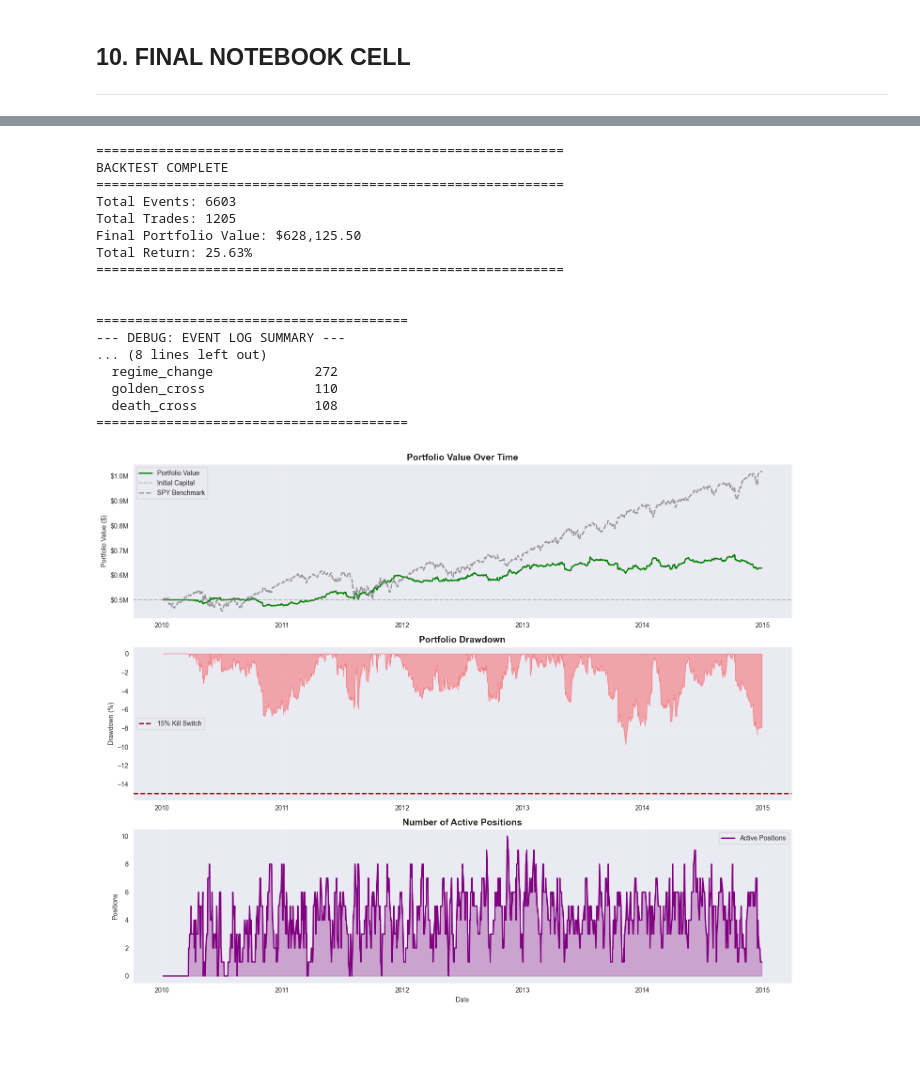
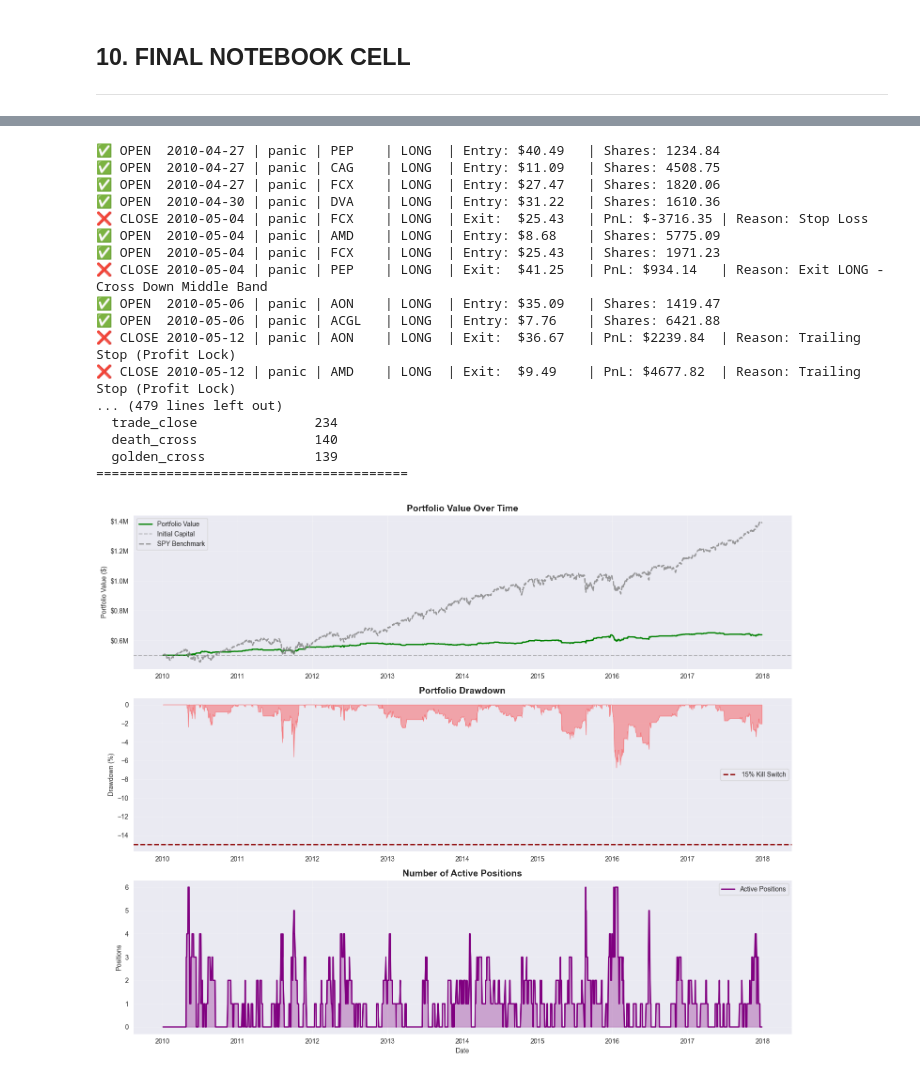
Before and after one commit to Bruhoffer/talearning, a Jupyter notebook: simpler_event_backtester.ipynb, the cells around one changed output, grey strips where cells are left out. Cells and saved outputs as stored; diff of their text form; code cells hidden in the pictures; blank space fills up the shorter version.

```diff
--- a/simpler_event_backtester.ipynb
+++ b/simpler_event_backtester.ipynb
@@ -271,6 +336,13 @@ def calculate_indicators(df: pd.DataFrame, config: StrategyConfig) -> pd.DataFra
     data['BB_Lower'] = bb.bollinger_lband()
     data['BB_Middle'] = bb.bollinger_mavg()
 
+    # --- NEW CODE START ---
+    # RSI (Relative Strength Index)
+    # We use a standard 14-period RSI
+    rsi = RSIIndicator(df['Close'], window=config.rsi_period, fillna=True)
+    data['RSI'] = rsi.rsi()
+    # --- NEW CODE END ---
+
     # Drop initial NaN rows
     # SIMPLIFIED max_window calculation
     max_window = max(config.ema_slow, config.bb_period, config.atr_period)
@@ -1822,18 +1907,27 @@ print("✅ Main backtest function defined!")
 
 # Define parameters for the backtest
 start_date = "2010-01-01"  # We will change this
-end_date = "2014-12-31"    # We will change this
+end_date = "2017-12-31"    # We will change this
+# Get stock universe
+SPY_STOCKS = get_spy_stocks(10)
+
+# [
+#         'NVDA','AAPL', 'MSFT', 'AMZN', 'META', 'AVGO', 'GOOGL', 'TSLA', 'GOOG', 'BRK-B'
+#     ]
+
+get_spy_stocks(10)
+print(f"✅ Using {len(SPY_STOCKS)} SPY stocks:")
+print(f"   {', '.join(SPY_STOCKS[:10])}...")
 stock_list = SPY_STOCKS    # We will also change this
-
 # Other parameters
 other_variables = {
     'initial_capital': 500000.0,
     'transaction_cost': 0.0,
     'leverage': 0.0,
-    'max_positions': 10,
-    'max_position_size': 0.1,
-    'stop_loss_pct': 0.05,
-    'trailing_stop_pct': 0.015,
+    'max_positions': 10, # this shld be based on SPY_STOCKS length
+    'max_position_size': 0.1, # this shld be 1 / max posiiton size
+    'stop_loss_pct': 0.05, # maybe change different stop lsos and trailing stop loss depending on regime?
+    'trailing_stop_pct': 0.05,
     'max_portfolio_drawdown': 0.15,
 }
 
@@ -1878,24 +1972,24 @@ Period: 2010-01-01 to 2014-12-31
 Universe: 10 stocks
 Initial Capital: $500,000
 ============================================================
-============================================================
-BACKTEST COMPLETE
-============================================================
-Total Events: 6603
-Total Trades: 1205
-Final Portfolio Value: $628,125.50
-Total Return: 25.63%
-============================================================
-
-
+✅ OPEN  2010-04-27 | panic | PEP    | LONG  | Entry: $40.49   | Shares: 1234.84
+✅ OPEN  2010-04-27 | panic | CAG    | LONG  | Entry: $11.09   | Shares: 4508.75
+✅ OPEN  2010-04-27 | panic | FCX    | LONG  | Entry: $27.47   | Shares: 1820.06
+✅ OPEN  2010-04-30 | panic | DVA    | LONG  | Entry: $31.22   | Shares: 1610.36
+❌ CLOSE 2010-05-04 | panic | FCX    | LONG  | Exit:  $25.43   | PnL: $-3716.35 | Reason: Stop Loss
+✅ OPEN  2010-05-04 | panic | AMD    | LONG  | Entry: $8.68    | Shares: 5775.09
+✅ OPEN  2010-05-04 | panic | FCX    | LONG  | Entry: $25.43   | Shares: 1971.23
+❌ CLOSE 2010-05-04 | panic | PEP    | LONG  | Exit:  $41.25   | PnL: $934.14   | Reason: Exit LONG - Cross Down Middle Band
+✅ OPEN  2010-05-06 | panic | AON    | LONG  | Entry: $35.09   | Shares: 1419.47
+✅ OPEN  2010-05-06 | panic | ACGL   | LONG  | Entry: $7.76    | Shares: 6421.88
+❌ CLOSE 2010-05-12 | panic | AON    | LONG  | Exit:  $36.67   | PnL: $2239.84  | Reason: Trailing Stop (Profit Lock)
+❌ CLOSE 2010-05-12 | panic | AMD    | LONG  | Exit:  $9.49    | PnL: $4677.82  | Reason: Trailing Stop (Profit Lock)
+... (479 lines left out)
+  trade_close               234
+  death_cross               140
+  golden_cross              139
 ========================================
---- DEBUG: EVENT LOG SUMMARY ---
-... (8 lines left out)
-  regime_change             272
-  golden_cross              110
-  death_cross               108
-========================================
-[figure, old version]
+[figure, new version]
 ================================================================================
 PORTFOLIO PERFORMANCE SUMMARY
 ================================================================================
```
Also changed, not shown: parts of 16 cells of this notebook, 2 other files.
